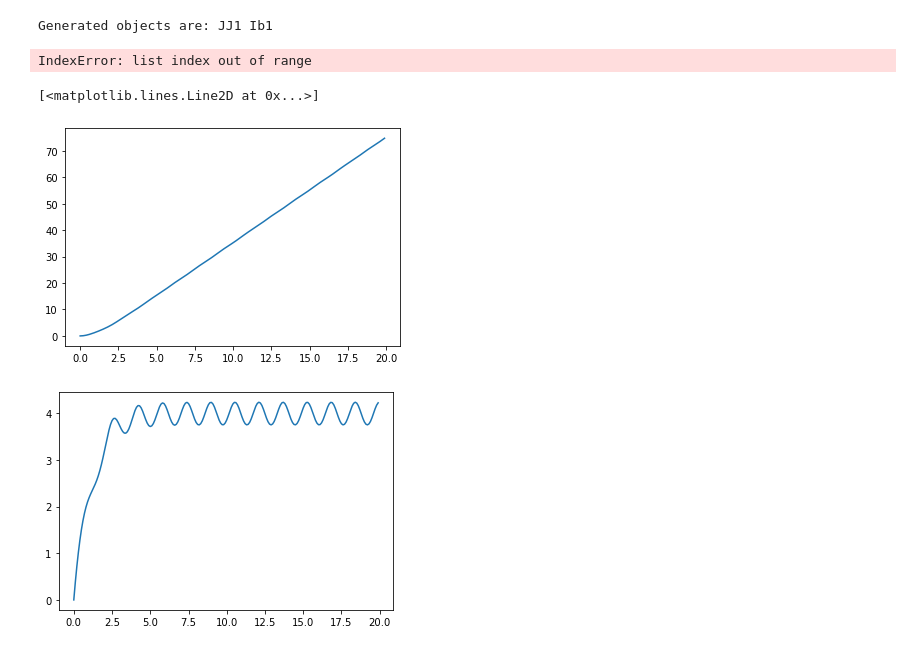
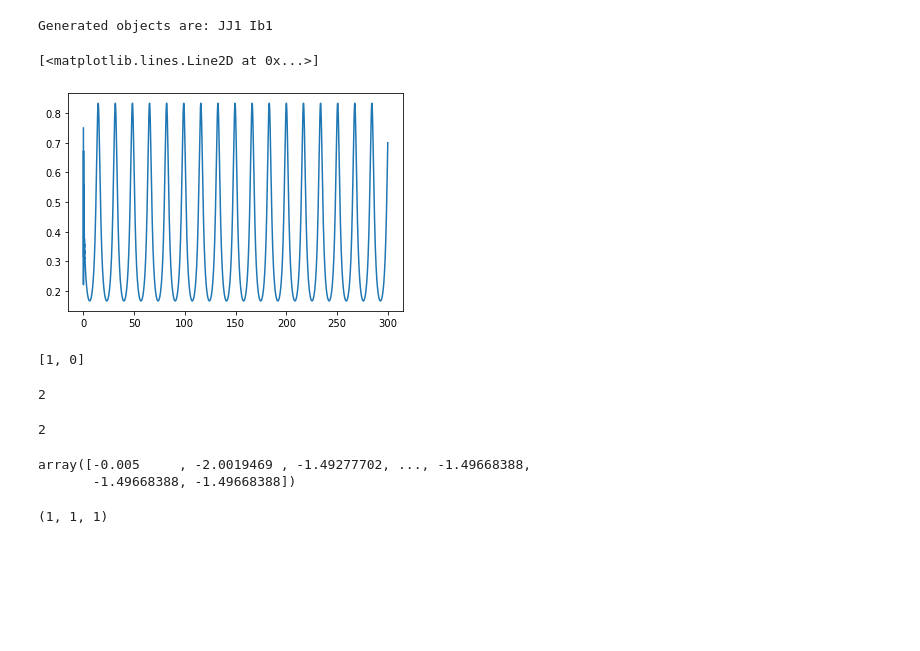
Before and after one commit to gausseuler60/SymSC_Python, a Jupyter notebook: Single_JJ.ipynb, the cells around one changed output. Cells and saved outputs as stored; diff of their text form; code cells hidden in the pictures; blank space fills up the shorter version.

```diff
--- a/Single_JJ.ipynb
+++ b/Single_JJ.ipynb
@@ -7,24 +7,37 @@ from FunctionCompiler import *
 # %%
-JJ1 = JJ.JJ(loc=[1, 0])
-ib = Ib.Ib(loc=[1])
+JJ1 = JJ.JJ(loc=[1, 0], c=1, r=1, A=1)
+ib1 = Ib.Ib(loc=[1,0], val=1.5)
+
+t = np.linspace(0, 300, 10000)
+fc = FunctionCompiler([JJ1, ib1], t)
+# %% [output]
+Generated objects are: JJ1 Ib1
-# %%
-fc = FunctionCompiler([JJ1, ib], 'Ib1.val', 4)
-fc.compile()
-# %% [output]
-Generated objects are: JJ1 Ib1
-# %%
-t = np.arange(0, 20, 0.1)
-sol = fc.solve(t, np.zeros(fc.N * 2))
-# %% [output]
-IndexError: list index out of range
-# %%
-P_JJ1 = JJ1.get_data("P", t, sol)
-V_JJ1 = JJ1.get_data("V", t, sol)
-
-plt.plot(P_JJ1[:,0], P_JJ1[:,1])
-plt.figure()
-plt.plot(V_JJ1[:,0], V_JJ1[:,1])
-# %% [output]
-[<matplotlib.lines.Line2D at 0x...>]
-[figure, removed]
-[figure, removed]
+# %%
+sol = fc.solve()
+# %%
+V_JJ = JJ1.get_data('V', t, sol)
+plt.plot(t, V_JJ)
+# %% [output]
+[<matplotlib.lines.Line2D at 0x...>]
+[figure, added]
+# %%
+JJ1.data_index
+# %% [output]
+[1, 0]
+# %%
+JJ1.current_index
+# %% [output]
+2
+# %%
+JJ1.var_index
+# %% [output]
+2
+# %%
+sol[1,:]
+# %% [output]
+array([-0.005     , -2.0019469 , -1.49277702, ..., -1.49668388,
+       -1.49668388, -1.49668388])
+# %%
+fc.m, fc.n, fc.i
+# %% [output]
+(1, 1, 1)
```
Also changed, not shown: parts of 8 cells of this notebook, 3 other files.
